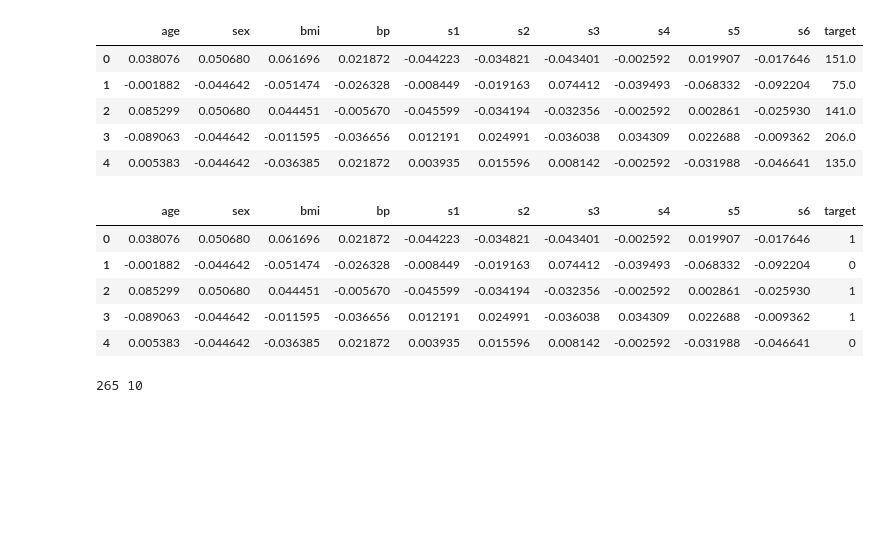
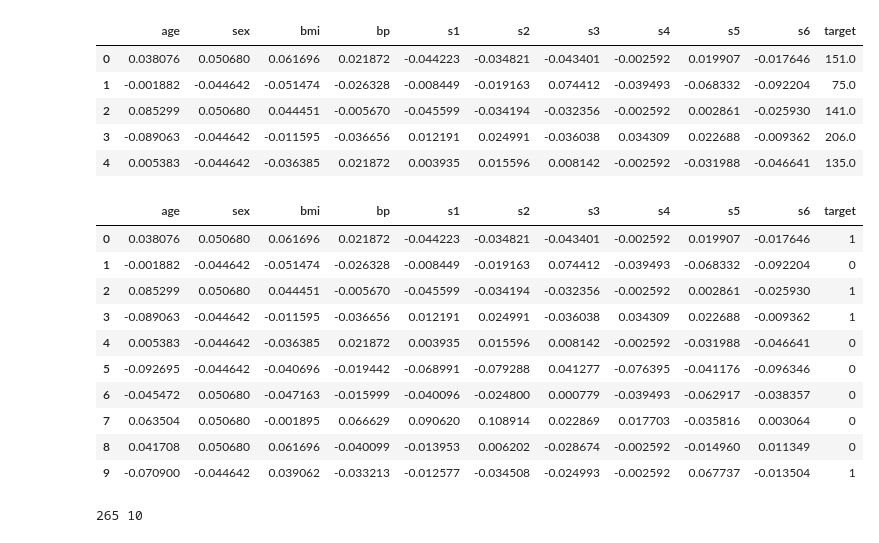
Before and after one commit to Rimbik/ai-nextGen, a Jupyter notebook: DeepLearning/ML_vs_DL/LogisticRegression_diabetesPrediction_using_DeepLearning.ipynb, the cells around one changed output. Drawn from its saved outputs; the diff is of its cells as text; code cells hidden in the pictures; blank space fills up the shorter version.

```diff
--- a/DeepLearning/ML_vs_DL/LogisticRegression_diabetesPrediction_using_DeepLearning.ipynb
+++ b/DeepLearning/ML_vs_DL/LogisticRegression_diabetesPrediction_using_DeepLearning.ipynb
@@ -33,18 +33,23 @@ y_binary = (y > np.median(y)).astype(int)
 # %%
 # Load the diabetes dataset
 diabetes = load_diabetes()
 X, y = diabetes.data, diabetes.target
 
 diabetes_df = pd.DataFrame(X, columns=diabetes.feature_names)
 diabetes_df['target'] = y_binary
-diabetes_df.head()
+diabetes_df.head(10)
 # %% [output]
 |  | age | sex | bmi | bp | s1 | s2 | s3 | s4 | s5 | s6 | target |
 | 0 | 0.038076 | 0.050680 | 0.061696 | 0.021872 | -0.044223 | -0.034821 | -0.043401 | -0.002592 | 0.019907 | -0.017646 | 1 |
 | 1 | -0.001882 | -0.044642 | -0.051474 | -0.026328 | -0.008449 | -0.019163 | 0.074412 | -0.039493 | -0.068332 | -0.092204 | 0 |
 | 2 | 0.085299 | 0.050680 | 0.044451 | -0.005670 | -0.045599 | -0.034194 | -0.032356 | -0.002592 | 0.002861 | -0.025930 | 1 |
 | 3 | -0.089063 | -0.044642 | -0.011595 | -0.036656 | 0.012191 | 0.024991 | -0.036038 | 0.034309 | 0.022688 | -0.009362 | 1 |
 | 4 | 0.005383 | -0.044642 | -0.036385 | 0.021872 | 0.003935 | 0.015596 | 0.008142 | -0.002592 | -0.031988 | -0.046641 | 0 |
+| 5 | -0.092695 | -0.044642 | -0.040696 | -0.019442 | -0.068991 | -0.079288 | 0.041277 | -0.076395 | -0.041176 | -0.096346 | 0 |
+| 6 | -0.045472 | 0.050680 | -0.047163 | -0.015999 | -0.040096 | -0.024800 | 0.000779 | -0.039493 | -0.062917 | -0.038357 | 0 |
+| 7 | 0.063504 | 0.050680 | -0.001895 | 0.066629 | 0.090620 | 0.108914 | 0.022869 | 0.017703 | -0.035816 | 0.003064 | 0 |
+| 8 | 0.041708 | 0.050680 | 0.061696 | -0.040099 | -0.013953 | 0.006202 | -0.028674 | -0.002592 | -0.014960 | 0.011349 | 0 |
+| 9 | -0.070900 | -0.044642 | 0.039062 | -0.033213 | -0.012577 | -0.034508 | -0.024993 | -0.002592 | 0.067737 | -0.013504 | 1 |
 # %%
 from sklearn.model_selection import train_test_split
 
```
Also changed, not shown: parts of 3 cells of this notebook.
